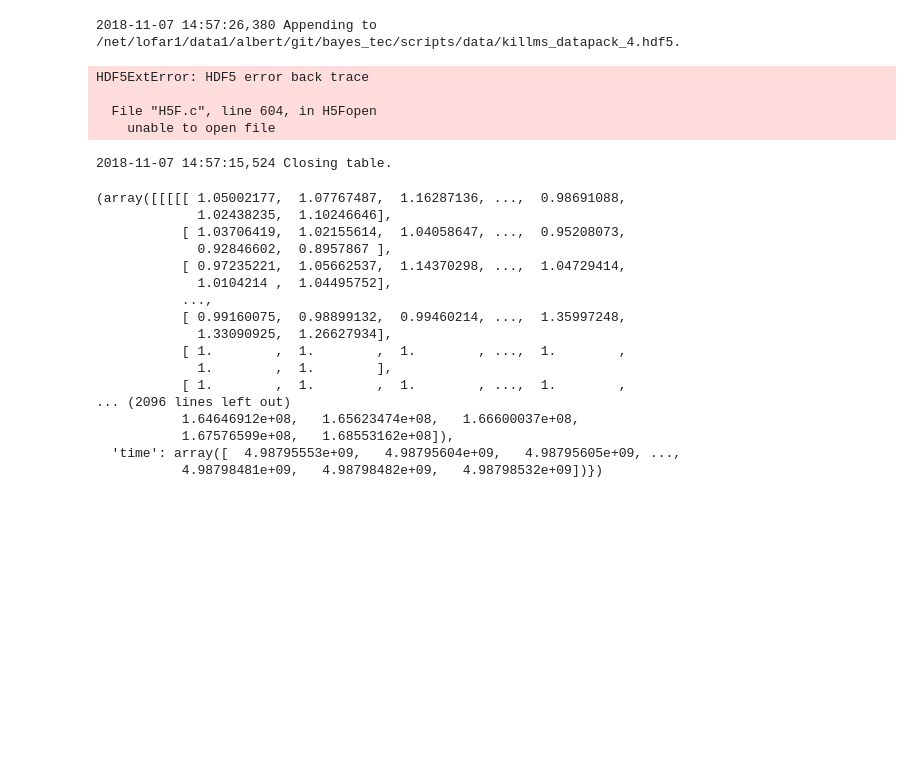
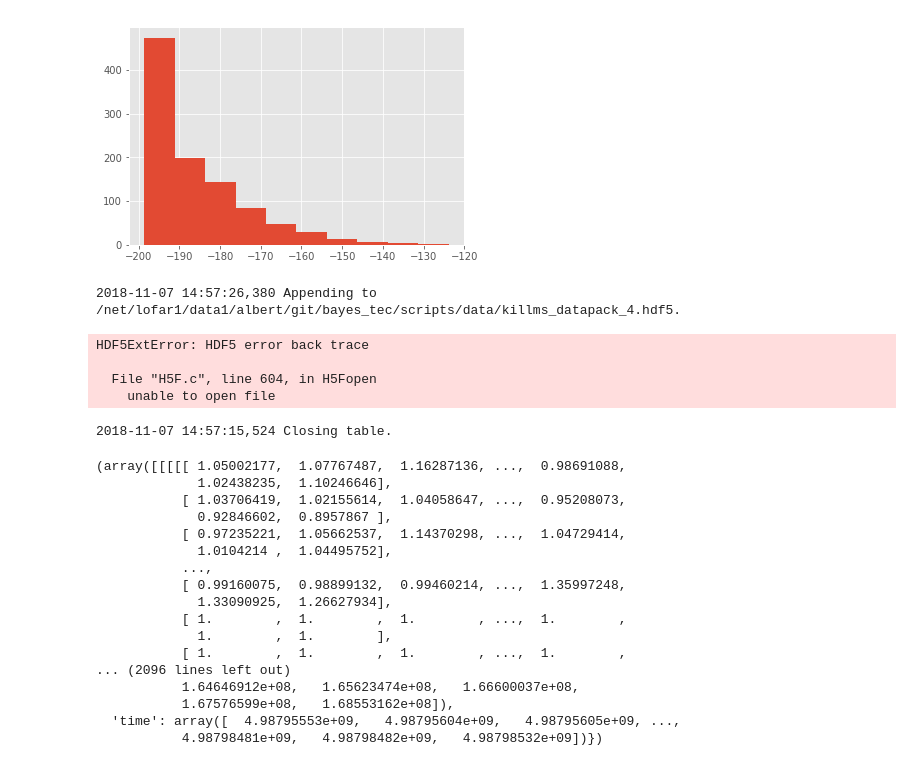
Before and after one commit to Joshuaalbert/bayes_tec, a Jupyter notebook: notebooks/devel/vonmises.ipynb, the cells around one changed output. Saved outputs shown, nothing was run; the diff lists cells and outputs as text; code cells hidden in the pictures; blank space fills up the shorter version.

```diff
--- a/notebooks/devel/vonmises.ipynb
+++ b/notebooks/devel/vonmises.ipynb
@@ -10,18 +10,26 @@ def vonmises(y, tau, freq, sigma):
     kappa = 1/sigma**2
     log_prob = kappa * np.cos(y - phase)
 
-    norm = 2*np.pi*i0e(kappa)*np.exp(kappa)
-    return log_prob - np.log(norm)#- np.log(2*np.pi) - kappa - np.log(i0e(kappa))#- np.log(norm)
+    norm = np.log(2*np.pi*i0e(kappa)) + kappa
+    return log_prob - norm#- np.log(2*np.pi) - kappa - np.log(i0e(kappa))#- np.log(norm)
+
+def analytic(Y,Fmu, Fvar, sigma):
+    A = -8.448e9 / freq
+    kappa = 1./sigma**2
+    norm = np.log(2*np.pi*i0e(kappa)) + kappa
+    return kappa * np.cos(A*Fmu - Y) * np.exp(-A**2 * Fvar/2.)  -  norm
+
 
 tau = 0.05
 freq = 140e6
 y = -8.448e9*tau/freq
-for i in np.linspace(0.0,0.06,100):
-    tau_array = np.array([i,i])
-    sigma = np.array([0.3, 10.])
 
-    lik = vonmises(y,tau_array, freq, sigma)
+# sample
+sd = 0.005
+mu = 0.005
+Z = np.random.normal(mu,sd,size=1000)
 
-    plt.plot(sigma, lik,c=plt.cm.jet(i/0.06))
-plt.show()
+lik = vonmises(y, Z, freq, 0.1)
+print(np.mean(lik))
+print(analytic(y, mu, sd**2, 0.1))
 # %% [output]
@@ -33,3 +38,8 @@ plt.show()
+# %%
+plt.hist(lik,bins=10)
+plt.show()
+# %% [output]
+[figure, added]
 # %%
 from bayes_tec.datapack import DataPack
 with DataPack('../../scripts/data/killms_datapack_4.hdf5',readonly=True) as datapack:#'/home/albert/git/IonoTomo/src/ionotomo/data/NsolutionsDDE_2.5Jy_tecandphasePF_correctedlosoto_fulltime_dec27.h5',readonly=True) as datapack:
```
Also changed, not shown: parts of 1 cell of this notebook, 1 other file.
